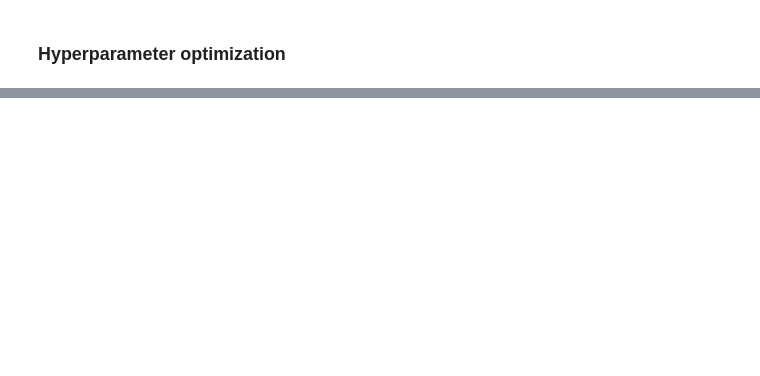
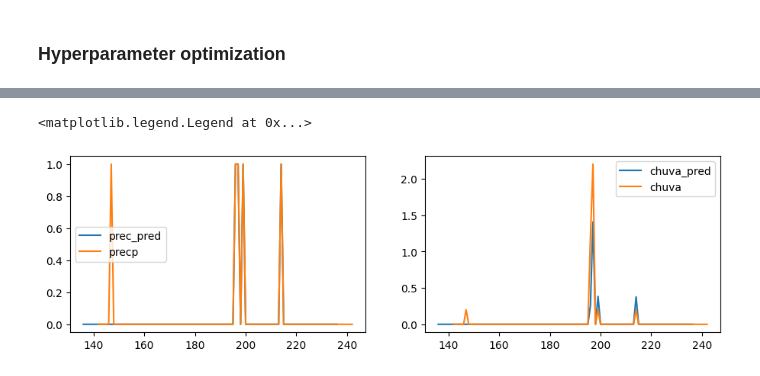
Before and after one commit to FollowingTheRabbit/Rain, a Jupyter notebook: src/analyse.ipynb, the cells around one changed output, grey strips where cells are left out. Cells and saved outputs as stored; diff of their text form; code cells hidden in the pictures; blank space fills up the shorter version.

```diff
--- a/src/analyse.ipynb
+++ b/src/analyse.ipynb
@@ -480,6 +488,6 @@ best_param
 # %%
 #best_param#.score(X_test,y_test), best.score(X_train,y_train)
-best_RF = RandomForestRegressor(**best_param)
+best_regressor = RandomForestRegressor(**best_param)
 # %%
-best_RF.fit(X_train,y_train)
+best_regressor.fit(X_train,y_train)
 # %% [output]
@@ -496,0 +502,4 @@ best_RF: 0.51
+# %%
+x = sensor_df.dropna().iloc[130:235]
+#pd.DataFrame(x)
+#x
@@ -496,0 +542,6 @@ best_RF: 0.51
+# %%
+rain = Rain(x)
+rain.transform()
+rain.Classifier.feature_names_in_,rain.Regressor.feature_names_in_
+rain.calculate()
+rain.x
@@ -496,0 +562,15 @@ best_RF: 0.51
+# %%
+fig, (ax1, ax2) = plt.subplots(1,2, figsize=(11,3))
+
+plt.subplot(121)
+ax1.plot(rain.x.index, rain.x.precp, label='prec_pred')
+ax1.plot(dados_df.iloc[rain.x.index].index, dados_df.iloc[rain.x.index].precp, label='precp')
+plt.legend()
+
+plt.subplot(122)
+ax2.plot(rain.x.index, rain.x.chuva, label='chuva_pred')
+ax2.plot(dados_df.iloc[rain.x.index].index, dados_df.iloc[rain.x.index].chuva, label='chuva')
+plt.legend()
+# %% [output]
+<matplotlib.legend.Legend at 0x...>
+[figure, added]
```
Also changed, not shown: parts of 24 cells of this notebook.
